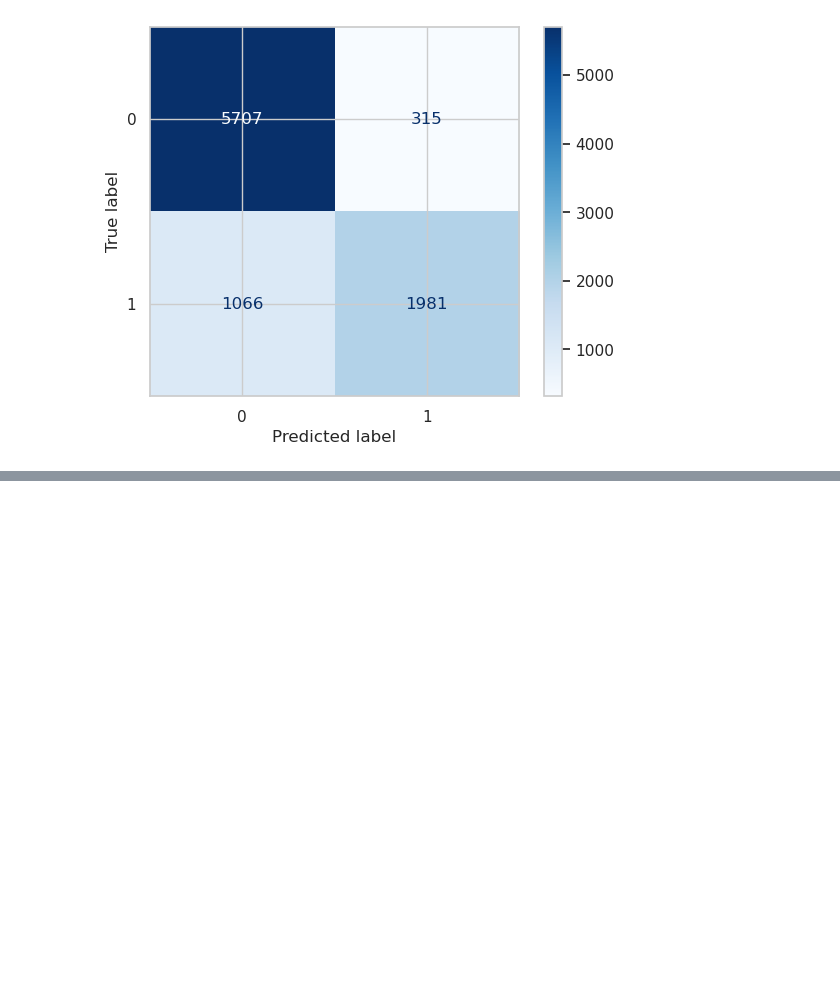
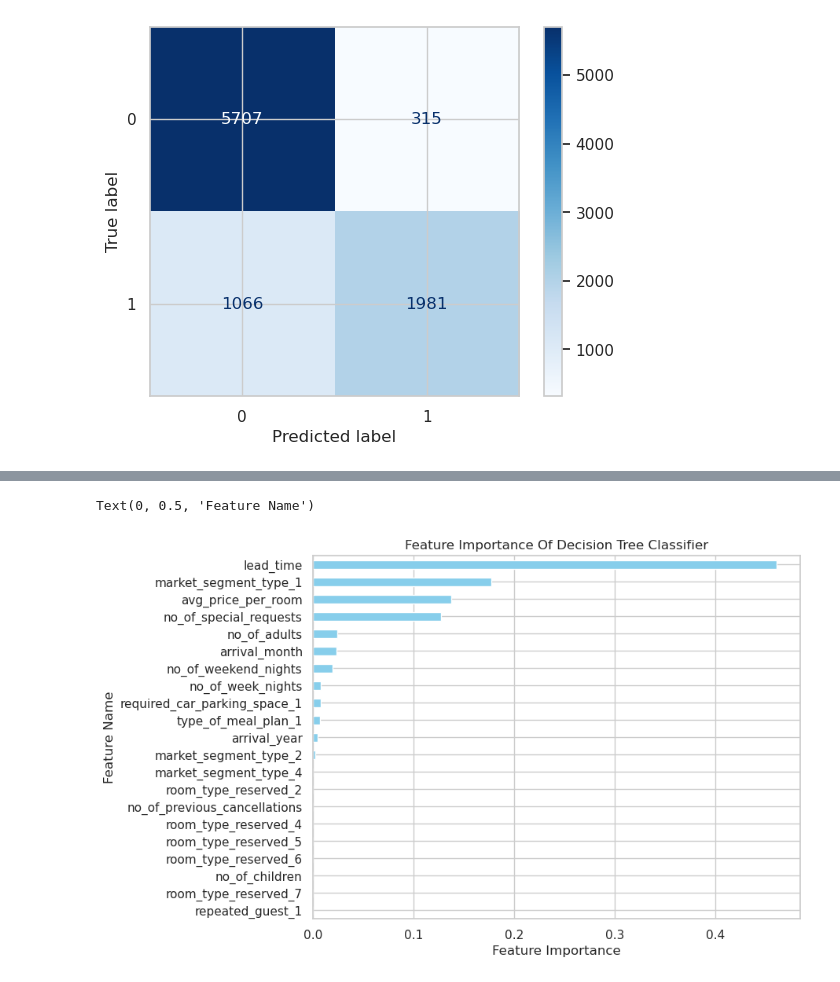
Before and after one commit to kev065/hotel-booking-cancellation-prediction, a Jupyter notebook: index.ipynb, the cells around one changed output, grey strips where cells are left out. Cells and saved outputs as stored; diff of their text form; code cells hidden in the pictures; blank space fills up the shorter version.

Commit message:
Create bar chart to visualize feature importance in Decision Tree Classifier

```diff
--- a/index.ipynb
+++ b/index.ipynb
@@ -945,0 +955,11 @@ Confusion Matrix
+# %%
+# Create bar chart with feature importance in descending order
+feat_importance = pd.DataFrame(classifier.feature_importances_, index=X_train_transformed.columns, columns=["Importance"])
+feat_importance.sort_values(by='Importance', ascending=True, inplace=True)
+feat_importance.plot(kind='barh', figsize=(8,6), color='skyblue', legend=False)
+plt.title('Feature Importance Of Decision Tree Classifier')
+plt.xlabel('Feature Importance')
+plt.ylabel('Feature Name')
+# %% [output]
+Text(0, 0.5, 'Feature Name')
+[figure, added]
```
Also changed, not shown: parts of 2 cells of this notebook.
